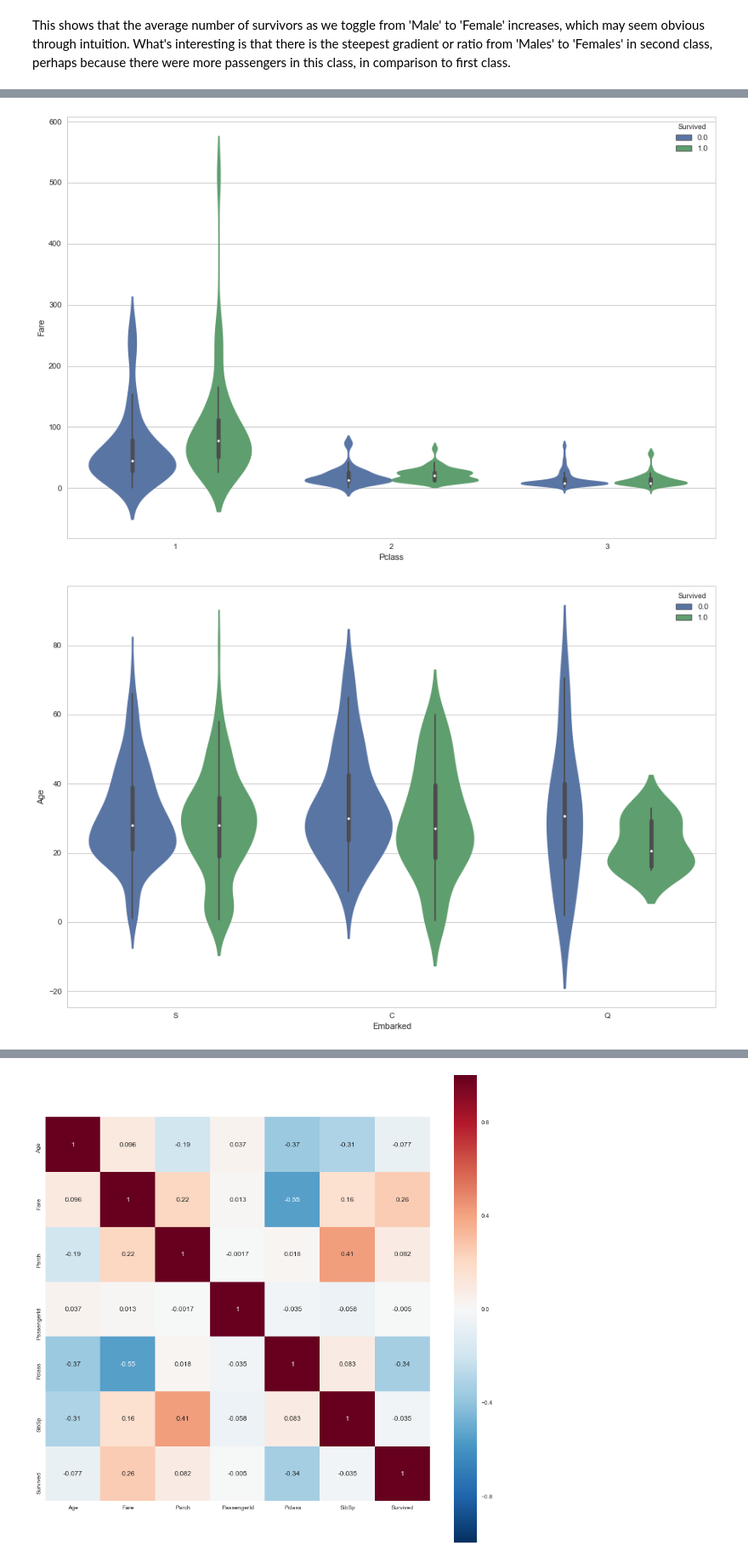
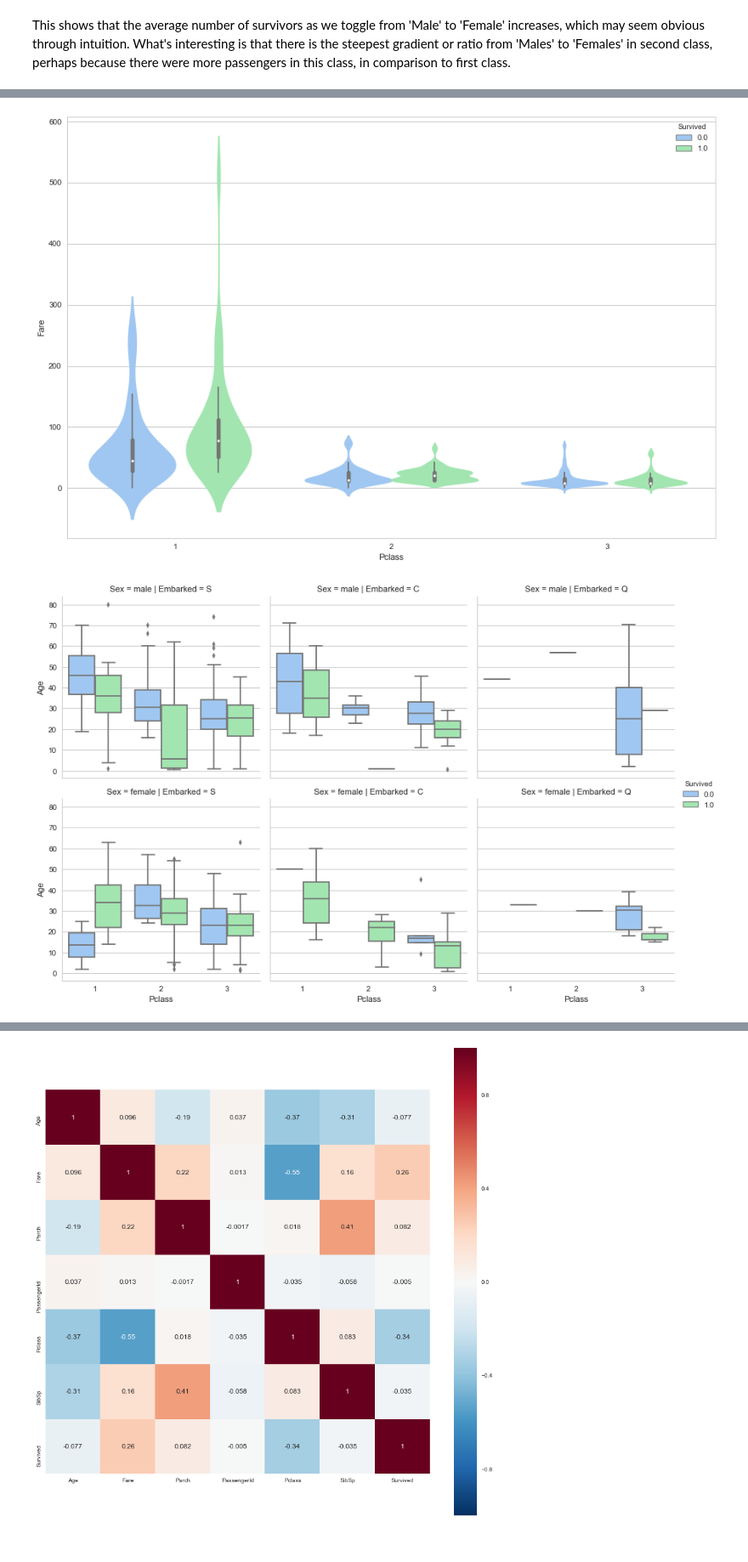
Before and after one commit to agodwinp/Titanic, a Jupyter notebook: Titanic - Machine Learning from Disaster.ipynb, the cells around one changed output, grey strips where cells are left out. Shown at 85% size. Cells and saved outputs as stored; diff of their text form; code cells hidden in the pictures.

```diff
--- a/Titanic - Machine Learning from Disaster.ipynb
+++ b/Titanic - Machine Learning from Disaster.ipynb
@@ -31,7 +31,7 @@ import numpy as np
 import seaborn as sns
 import matplotlib.pyplot as plt
 %matplotlib inline
-sns.set(style="whitegrid", color_codes=True)
+sns.set(style="whitegrid", color_codes=True, palette = "pastel")
 # %% [markdown]
 ### Acquiring the Data
 
@@ -230,10 +254,10 @@ sns.violinplot(x="Pclass", y="Age", hue="Survived", data=train);
 plt.subplots(figsize =(15, 10))
 sns.violinplot(x="Pclass", y="Fare", hue="Survived", data=train);
 # %% [output]
-[figure, old version]
+[figure, new version]
 # %%
-plt.subplots(figsize =(15, 10))
-sns.violinplot(x="Embarked", y="Age", hue="Survived", data=train);
+sns.factorplot(x="Pclass", y="Age", hue="Survived", row = "Sex",
+               col="Embarked", data=train, kind="box");
 # %% [output]
-[figure, old version]
+[figure, new version]
 # %%
```
Also changed, not shown: parts of 20 cells of this notebook.
